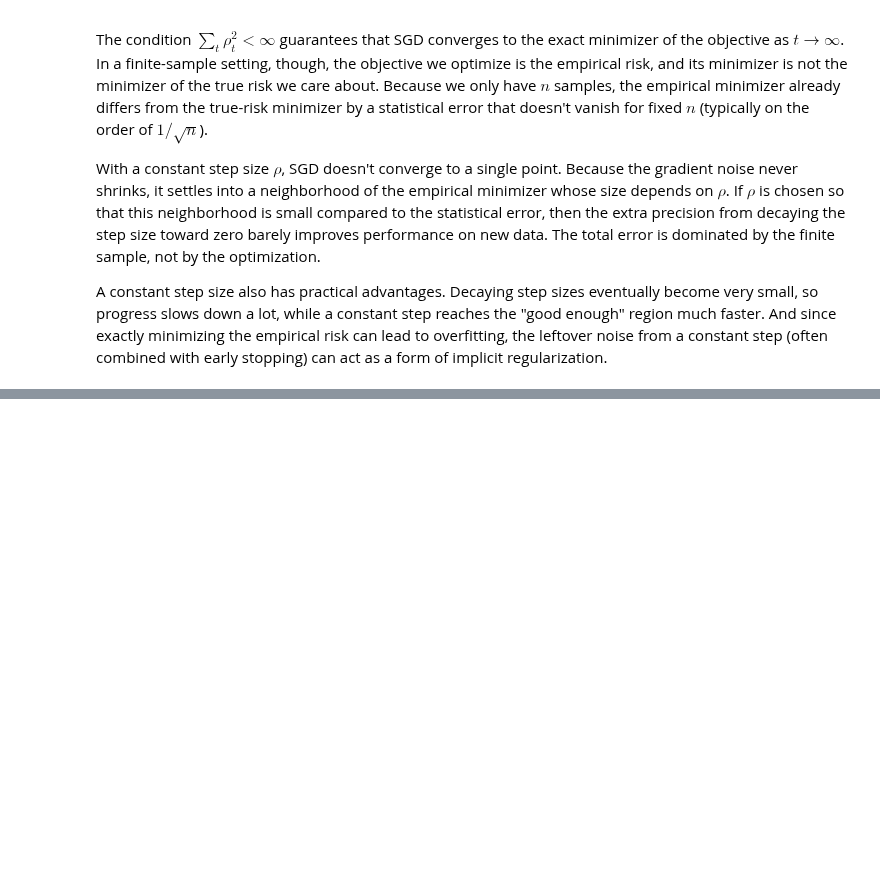
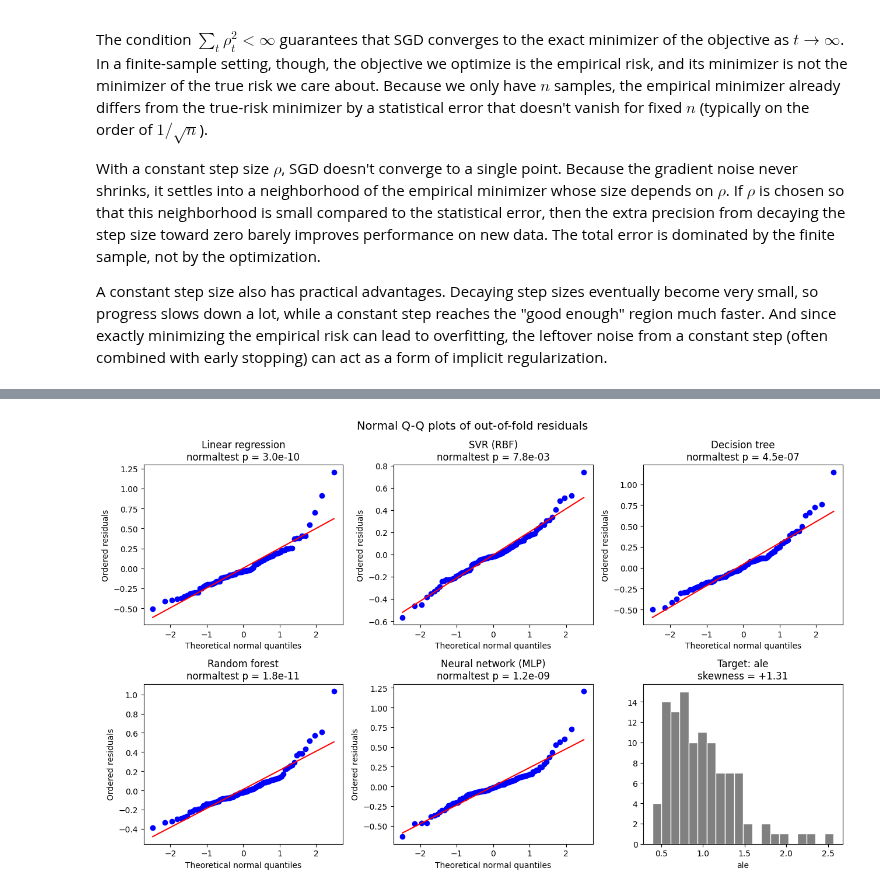
Before and after one commit to courbel/DATA-37711, a Jupyter notebook: homework_1/homework_1.ipynb, the cells around one changed output, grey strips where cells are left out. Saved outputs shown, nothing was run; the diff lists cells and outputs as text; code cells hidden in the pictures; blank space fills up the shorter version.

Commit message:
Add homework 1 problem 4: residual normality on ALE dataset
Co-Authored-By: Claude Opus 5.5 <noreply@anthropic.com>

```diff
--- a/homework_1/homework_1.ipynb
+++ b/homework_1/homework_1.ipynb
@@ -149,0 +160,24 @@ A constant step size also has practical advantages. Decaying step sizes eventual
+# %%
+import warnings
+
+import matplotlib.pyplot as plt
+import numpy as np
+import pandas as pd
+from scipy import stats
+from sklearn.ensemble import RandomForestRegressor
+from sklearn.linear_model import LinearRegression
+from sklearn.model_selection import KFold, cross_val_predict
+from sklearn.neural_network import MLPRegressor
+from sklearn.pipeline import make_pipeline
+from sklearn.preprocessing import StandardScaler
+from sklearn.svm import SVR
+from sklearn.tree import DecisionTreeRegressor
+
+warnings.filterwarnings("ignore", category=UserWarning)
+
+ale = pd.read_csv("data/ale.csv")
+features = ["anchor_ratio", "trans_range", "node_density", "iterations"]
+X = ale[features].to_numpy()
+y = ale["ale"].to_numpy()
+print(ale.shape)
+ale.head()
@@ -149,0 +254,17 @@ A constant step size also has practical advantages. Decaying step sizes eventual
+# %%
+fig, axes = plt.subplots(2, 3, figsize=(13, 8))
+for ax, (name, r) in zip(axes.flat, residuals.items()):
+    stats.probplot(r, dist="norm", plot=ax)
+    ax.set_title(f"{name}\nnormaltest p = {stats.normaltest(r).pvalue:.1e}")
+    ax.set_xlabel("Theoretical normal quantiles")
+    ax.set_ylabel("Ordered residuals")
+
+ax = axes.flat[-1]
+ax.hist(y, bins=20, color="gray", edgecolor="white")
+ax.set_title(f"Target: ale\nskewness = {stats.skew(y):+.2f}")
+ax.set_xlabel("ale")
+fig.suptitle("Normal Q-Q plots of out-of-fold residuals", fontsize=14)
+fig.tight_layout()
+plt.show()
+# %% [output]
+[figure, added]
```
Also changed, not shown: parts of 8 cells of this notebook, 4 other files.
